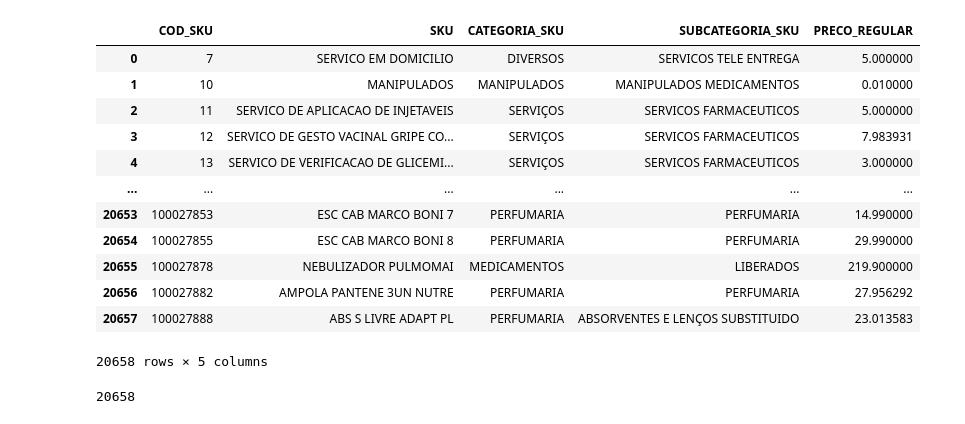
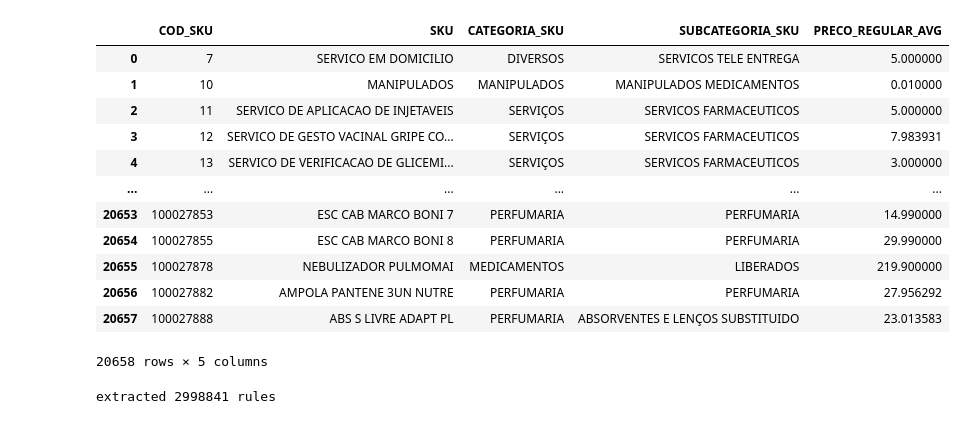
Before and after one commit to cristianomm/PUCRS, a Jupyter notebook: 2024-02/98H15-04 - Projeto em Ciência de Dados III/model_1.ipynb, the cells around one changed output. Saved outputs shown, nothing was run; the diff lists cells and outputs as text; code cells hidden in the pictures.

```diff
--- a/2024-02/98H15-04 - Projeto em Ciência de Dados III/model_1.ipynb
+++ b/2024-02/98H15-04 - Projeto em Ciência de Dados III/model_1.ipynb
@@ -23,0 +35,13 @@ vendas = vendas.to_pandas()
+# %%
+vendas['COD_CUPOM_LOJA'] = vendas['COD_CUPOM'].astype(str) + '-' + vendas['COD_LOJA'].astype(str)
+
+max_cod = vendas['COD_CLIENTE'].max()
+mask_zero = (vendas['COD_CLIENTE'] == 0) | (pd.isna(vendas['COD_CLIENTE']))
+loc_cupom = vendas.loc[mask_zero, 'COD_CUPOM_LOJA']
+unique_cod_cupom = loc_cupom.unique()
+cod_clientes = np.arange(max_cod + 1, max_cod + len(unique_cod_cupom) + 1, dtype=int)
+
+map_codes = dict(zip(unique_cod_cupom, cod_clientes))
+vendas.loc[mask_zero, 'COD_CLIENTE'] = vendas.loc[mask_zero, 'COD_CUPOM_LOJA'].map(map_codes)
+
+vendas['COD_CLIENTE'] = vendas['COD_CLIENTE'].astype(int)
@@ -24,8 +56,9 @@ vendas = vendas.to_pandas()
 # %%
 products = produtos = vendas.groupby(['COD_SKU', 'SKU', 'CATEGORIA_SKU', 'SUBCATEGORIA_SKU'], as_index=False).agg({'PRECO_REGULAR': 'mean'})
+products.rename(columns={'PRECO_REGULAR': 'PRECO_REGULAR_AVG'}, inplace=True)
 products
 # %% [output]
-|  | COD_SKU | SKU | CATEGORIA_SKU | SUBCATEGORIA_SKU | PRECO_REGULAR |
+|  | COD_SKU | SKU | CATEGORIA_SKU | SUBCATEGORIA_SKU | PRECO_REGULAR_AVG |
 | 0 | 7 | SERVICO EM DOMICILIO | DIVERSOS | SERVICOS TELE ENTREGA | 5.000000 |
 | 1 | 10 | MANIPULADOS | MANIPULADOS | MANIPULADOS MEDICAMENTOS | 0.010000 |
 | 2 | 11 | SERVICO DE APLICACAO DE INJETAVEIS | SERVIÇOS | SERVICOS FARMACEUTICOS | 5.000000 |
@@ -38,7 +71,3 @@ products
 | 20656 | 100027882 | AMPOLA PANTENE 3UN NUTRE | PERFUMARIA | PERFUMARIA | 27.956292 |
 | 20657 | 100027888 | ABS S LIVRE ADAPT PL | PERFUMARIA | ABSORVENTES E LENÇOS SUBSTITUIDO | 23.013583 |
 20658 rows × 5 columns
-# %%
-len(products['COD_SKU'].unique())
-# %% [output]
-20658
@@ -44,0 +288,10 @@ len(products['COD_SKU'].unique())
+# %%
+metric = "confidence"
+min_support=0.0001
+min_threshold = 0.1
+
+
+rules = extract_rules_eff(transaction_data, min_support, min_threshold)
+print(f'extracted {len(rules)} rules')
+# %% [output]
+extracted 2998841 rules
```
Also changed, not shown: parts of 30 cells of this notebook.
